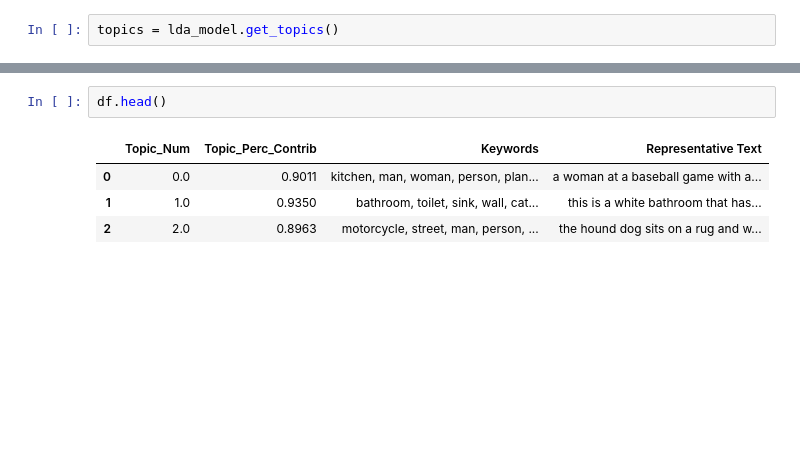
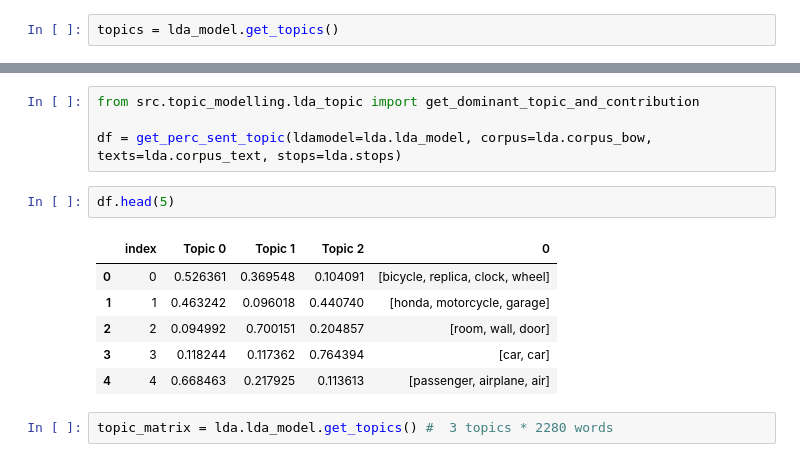
Before and after one commit to federicoBetti/RelGAN, a Jupyter notebook: src/topic_modelling/lda_tests.ipynb, the cells around one changed output, grey strips where cells are left out. Saved outputs shown, nothing was run; the diff lists cells and outputs as text; blank space fills up the shorter version.

Commit message:
created the function to compute topic modelling for each sentence in the dataset

```diff
--- a/src/topic_modelling/lda_tests.ipynb
+++ b/src/topic_modelling/lda_tests.ipynb
@@ -43,7 +109,15 @@ sentence key word taken
+# %%
+from src.topic_modelling.lda_topic import get_dominant_topic_and_contribution
+
+df = get_perc_sent_topic(ldamodel=lda.lda_model, corpus=lda.corpus_bow, texts=lda.corpus_text, stops=lda.stops)
 # %%
-df.head()
+df.head(5)
 # %% [output]
-|  | Topic_Num | Topic_Perc_Contrib | Keywords | Representative Text |
-| 0 | 0.0 | 0.9011 | kitchen, man, woman, person, plan... | a woman at a baseball game with a... |
-| 1 | 1.0 | 0.9350 | bathroom, toilet, sink, wall, cat... | this is a white bathroom that has... |
-| 2 | 2.0 | 0.8963 | motorcycle, street, man, person, ... | the hound dog sits on a rug and w... |
+|  | index | Topic 0 | Topic 1 | Topic 2 | 0 |
+| 0 | 0 | 0.526361 | 0.369548 | 0.104091 | [bicycle, replica, clock, wheel] |
+| 1 | 1 | 0.463242 | 0.096018 | 0.440740 | [honda, motorcycle, garage] |
+| 2 | 2 | 0.094992 | 0.700151 | 0.204857 | [room, wall, door] |
+| 3 | 3 | 0.118244 | 0.117362 | 0.764394 | [car, car] |
+| 4 | 4 | 0.668463 | 0.217925 | 0.113613 | [passenger, airplane, air] |
+# %%
+topic_matrix = lda.lda_model.get_topics() #  3 topics * 2280 words
```
Also changed, not shown: parts of 27 cells of this notebook, 9 other files.
